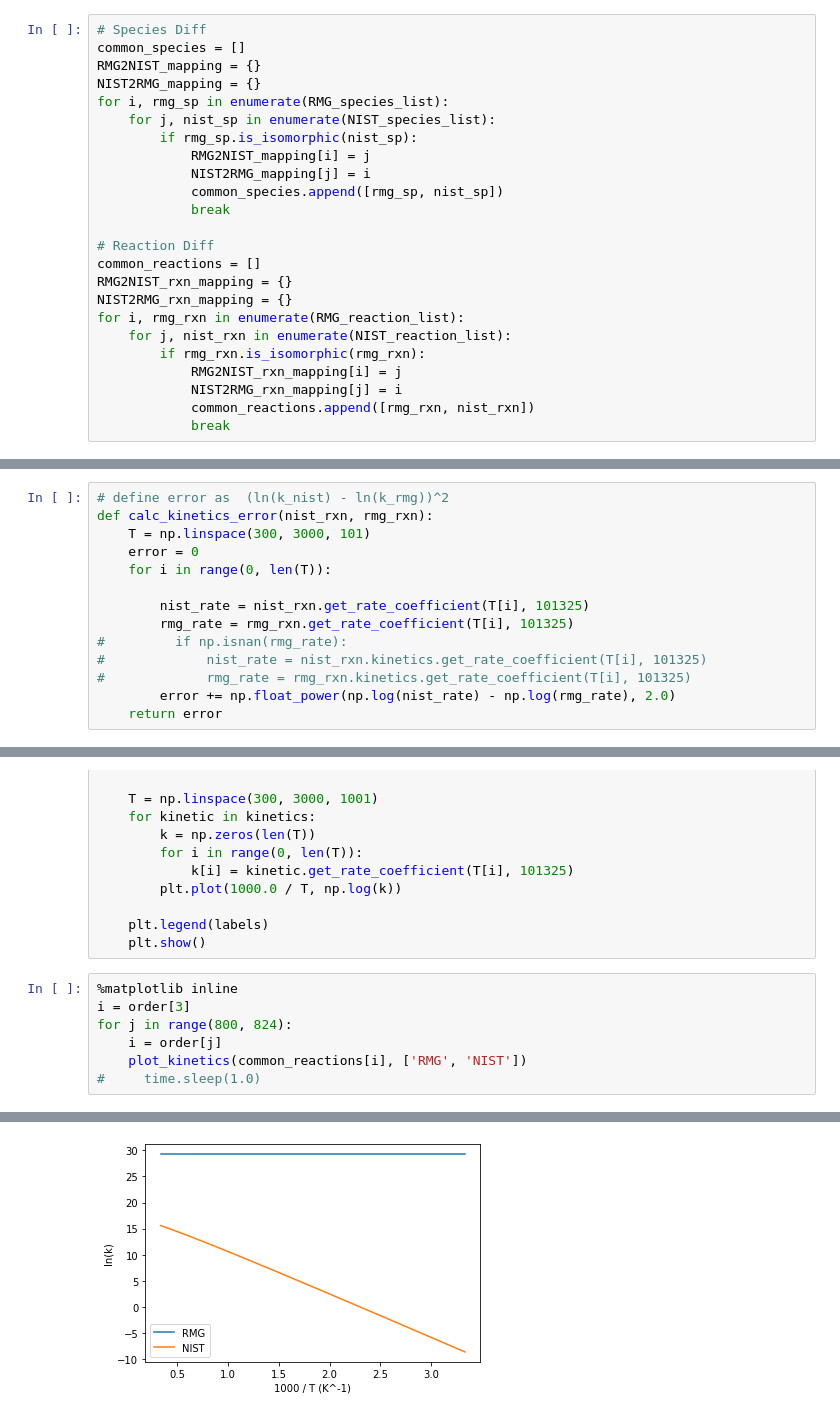
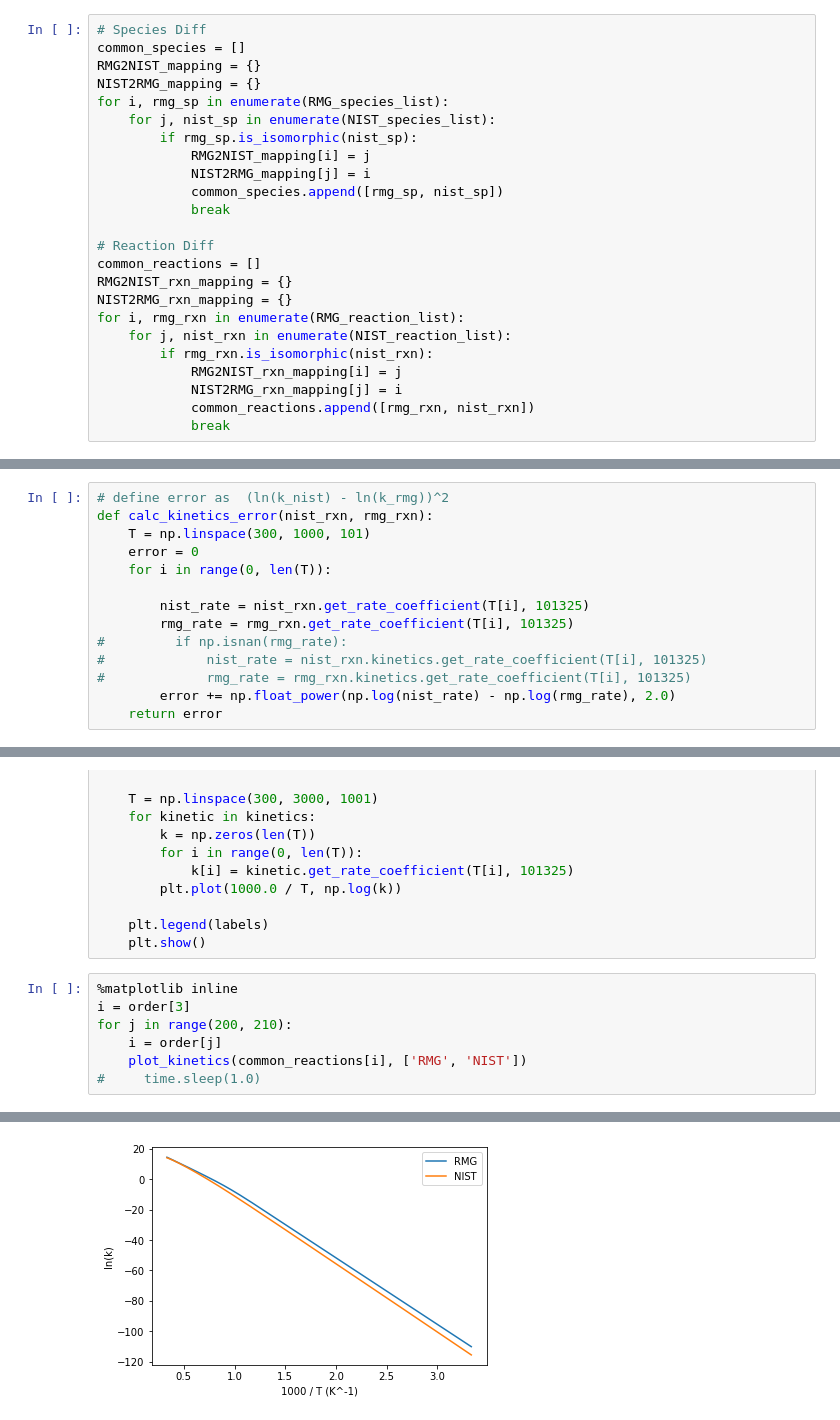
Before and after one commit to sevyharris/rmg_tools, a Jupyter notebook: mech_diff/kinetics_diff.ipynb, the cells around one changed output, grey strips where cells are left out. Saved outputs shown, nothing was run; the diff lists cells and outputs as text.

```diff
--- a/mech_diff/kinetics_diff.ipynb
+++ b/mech_diff/kinetics_diff.ipynb
@@ -73,7 +73,7 @@ RMG2NIST_rxn_mapping = {}
 NIST2RMG_rxn_mapping = {}
 for i, rmg_rxn in enumerate(RMG_reaction_list):
     for j, nist_rxn in enumerate(NIST_reaction_list):
-        if rmg_rxn.is_isomorphic(rmg_rxn):
+        if rmg_rxn.is_isomorphic(nist_rxn):
             RMG2NIST_rxn_mapping[i] = j
             NIST2RMG_rxn_mapping[j] = i
             common_reactions.append([rmg_rxn, nist_rxn])
@@ -114,7 +93,7 @@ common_reactions[0][0].get_rate_coefficient(1000)
 # %%
 # define error as  (ln(k_nist) - ln(k_rmg))^2
 def calc_kinetics_error(nist_rxn, rmg_rxn):
-    T = np.linspace(300, 3000, 101)
+    T = np.linspace(300, 1000, 101)
     error = 0
     for i in range(0, len(T)):
 
@@ -155,7 +134,7 @@ def plot_kinetics(kinetics, labels=None):
 # %%
 %matplotlib inline
 i = order[3]
-for j in range(800, 824):
+for j in range(200, 210):
     i = order[j]
     plot_kinetics(common_reactions[i], ['RMG', 'NIST'])
 #     time.sleep(1.0)
@@ -170 +149 @@ for j in range(800, 824):
-[figure, old version]
+[figure, new version]
```
Also changed, not shown: parts of 12 cells of this notebook, 5 other files.
